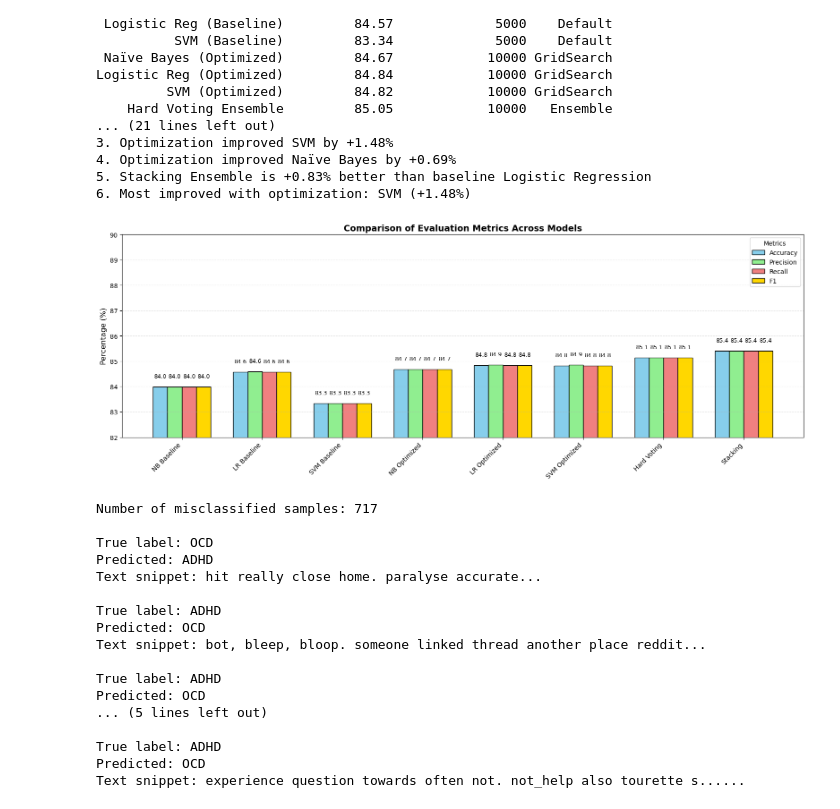
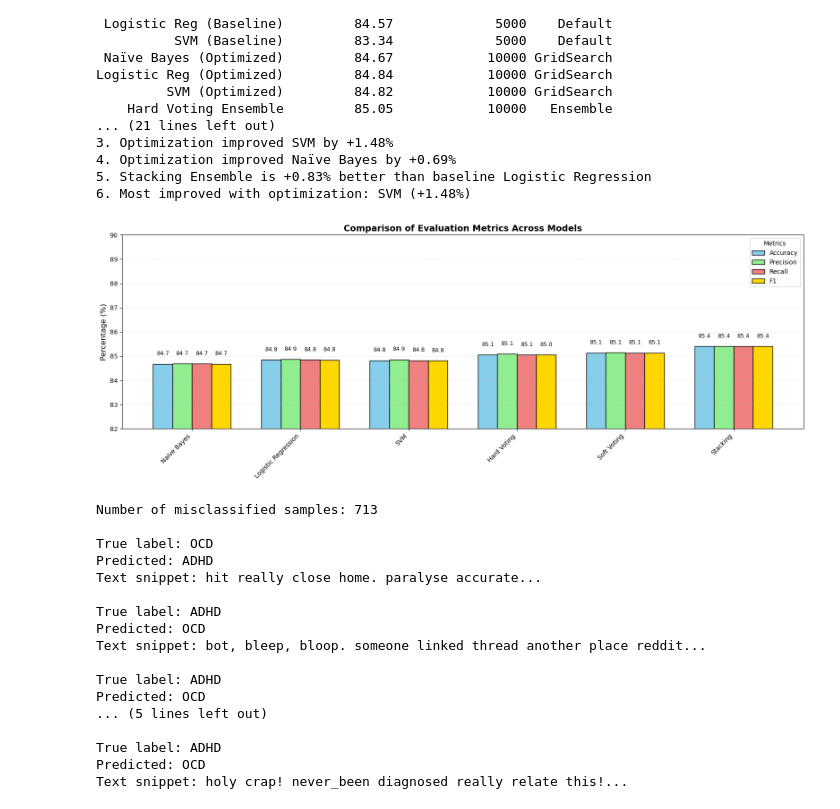
Before and after one commit to jeshmin-shrestha/ADHD-OCD-Reddit-Classifier, a Jupyter notebook: 23048596 Jeshmin Shrestha.ipynb, the cells around one changed output. Cells and saved outputs as stored; diff of their text form; code cells hidden in the pictures.

Commit message:
commit: Adding Sample Predictions and minor corrections

```diff
--- a/23048596 Jeshmin Shrestha.ipynb
+++ b/23048596 Jeshmin Shrestha.ipynb
@@ -1022,6 +1072,37 @@ import matplotlib.pyplot as plt
 import numpy as np
 
 # Metrics and models
+# Build metrics dataframe
+metrics_df = pd.DataFrame({
+    'Model': ['Naïve Bayes', 'Logistic Regression', 'SVM',
+              'Hard Voting', 'Soft Voting', 'Stacking'],
+    'Accuracy': [acc_nb_opt*100, acc_lr_opt*100, acc_svm_opt*100,
+                 acc_hard_voting*100, acc_soft_voting*100, acc_stack*100],
+    'Precision': [
+        precision_score(y_test, y_pred_nb_opt, average='macro')*100,
+        precision_score(y_test, y_pred_lr_opt, average='macro')*100,
+        precision_score(y_test, y_pred_svm_opt, average='macro')*100,
+        precision_score(y_test, y_pred_hard, average='macro')*100,
+        precision_score(y_test, y_pred_soft, average='macro')*100,
+        precision_score(y_test, y_pred_stack, average='macro')*100
+    ],
+    'Recall': [
+        recall_score(y_test, y_pred_nb_opt, average='macro')*100,
+        recall_score(y_test, y_pred_lr_opt, average='macro')*100,
+        recall_score(y_test, y_pred_svm_opt, average='macro')*100,
+        recall_score(y_test, y_pred_hard, average='macro')*100,
+        recall_score(y_test, y_pred_soft, average='macro')*100,
+        recall_score(y_test, y_pred_stack, average='macro')*100
+    ],
+    'F1': [
+        f1_score(y_test, y_pred_nb_opt, average='macro')*100,
+        f1_score(y_test, y_pred_lr_opt, average='macro')*100,
+        f1_score(y_test, y_pred_svm_opt, average='macro')*100,
+        f1_score(y_test, y_pred_hard, average='macro')*100,
+        f1_score(y_test, y_pred_soft, average='macro')*100,
+        f1_score(y_test, y_pred_stack, average='macro')*100
+    ]
+})
 metrics_to_plot = ['Accuracy', 'Precision', 'Recall', 'F1']
 models = metrics_df['Model'].tolist()
 num_metrics = len(metrics_to_plot)
@@ -1033,46 +1114,46 @@ width = 0.18
 
 # Colors for each metric
 colors = ['skyblue', 'lightgreen', 'lightcoral', 'gold']
 
 plt.figure(figsize=(16,6))
 
 # Plot each metric
 for i, metric in enumerate(metrics_to_plot):
     plt.bar(x + i*width - (width*num_metrics)/2 + width/2, metrics_df[metric],
             width=width, color=colors[i], label=metric, edgecolor='black')
 
 # Add labels and title
 plt.xticks(x, models, rotation=45, ha='right')
 plt.ylabel('Percentage (%)', fontsize=12)
 plt.title('Comparison of Evaluation Metrics Across Models', fontsize=14, fontweight='bold')
 plt.ylim(82, 90)  # focus on high-performance range
 plt.legend(title='Metrics')
 plt.grid(axis='y', alpha=0.3, linestyle='--')
 
 # Annotate values on top of bars
 for i in range(num_models):
     for j in range(num_metrics):
         plt.text(x[i] + j*width - (width*num_metrics)/2 + width/2,
                  metrics_df[metrics_to_plot[j]][i] + 0.3,
                  f"{metrics_df[metrics_to_plot[j]][i]:.1f}",
                  ha='center', va='bottom', fontsize=9)
 
 plt.tight_layout()
 plt.show()
 # %% [output]
-[figure, old version]
+[figure, new version]
 # %%
 # Find misclassified examples
-misclassified_indices = np.where(y_pred_ensemble != y_test)[0]
+misclassified_indices = np.where(y_pred_soft != y_test)[0]
 print(f"Number of misclassified samples: {len(misclassified_indices)}")
 
 # Analyze some misclassified examples
 for idx in misclassified_indices[:5]:
     print(f"\nTrue label: {'ADHD' if y_test.iloc[idx] == 0 else 'OCD'}")
-    print(f"Predicted: {'ADHD' if y_pred_ensemble[idx] == 0 else 'OCD'}")
+    print(f"Predicted: {'ADHD' if y_pred_soft[idx] == 0 else 'OCD'}")
     print(f"Text snippet: {X_test.iloc[idx][:200]}...")
 # %% [output]
-Number of misclassified samples: 717
+Number of misclassified samples: 713
 
 True label: OCD
 Predicted: ADHD
@@ -1088,5 +1169,5 @@ Predicted: OCD
 
 True label: ADHD
 Predicted: OCD
-Text snippet: experience question towards often not. not_help also tourette s......
+Text snippet: holy crap! never_been diagnosed really relate this!...
 # %%
```
Also changed, not shown: parts of 13 cells of this notebook.
